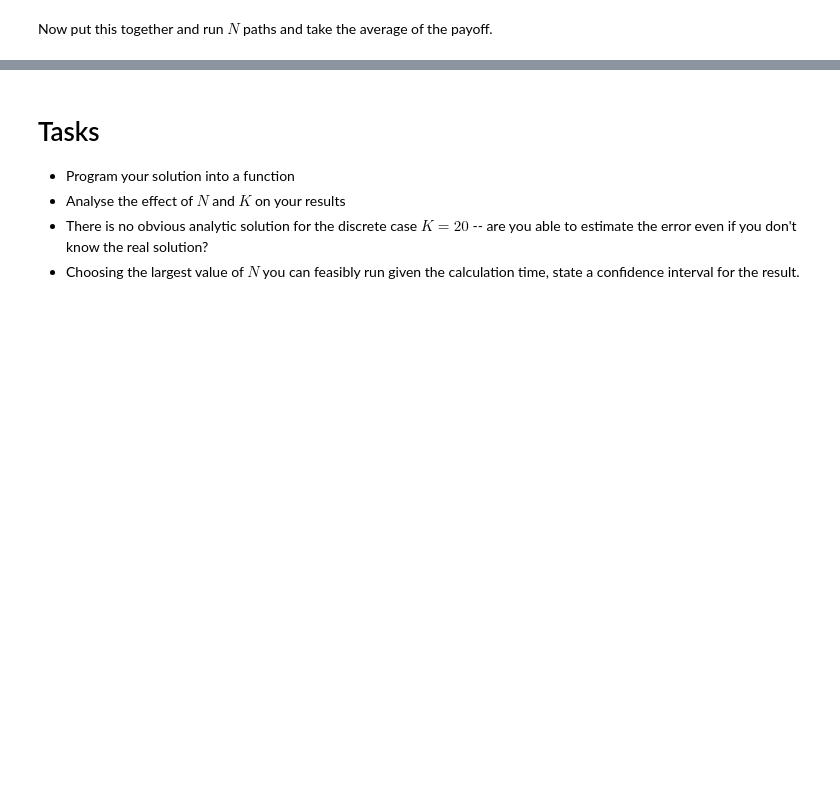
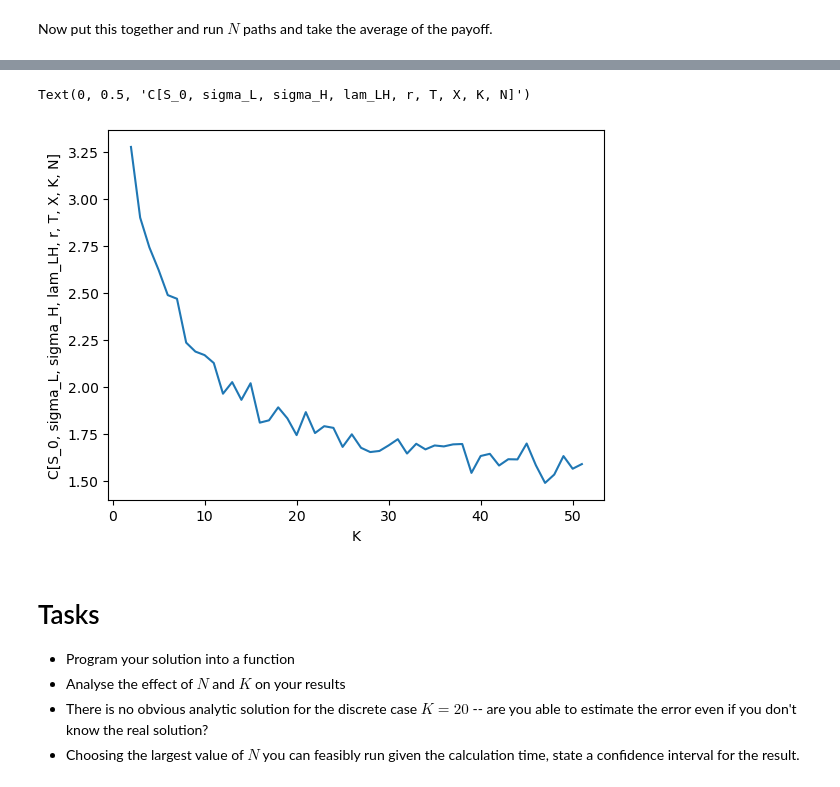
Before and after one commit to pjohno/MATH60082-python, a Jupyter notebook: MATH60082-lab-class-6.ipynb, the cells around one changed output, grey strips where cells are left out. Drawn from its saved outputs; the diff is of its cells as text; code cells hidden in the pictures; blank space fills up the shorter version.

```diff
--- a/MATH60082-lab-class-6.ipynb
+++ b/MATH60082-lab-class-6.ipynb
@@ -341,3 +341,19 @@ Text(0, 0.5, 'C[S_0, sigma_H, r, T, X, K, N]')
+# %%
+
+numberOfResults = 50
+# setup some vectors to store the results
+Karray = numpy.zeros(numberOfResults,dtype=int)
+Varray = numpy.zeros(numberOfResults)
+# loop over different values of N
+for i in range(0,numberOfResults):
+    Karray[i] = 2+i
+    Varray[i] = monteCarlo(S_0, sigma_L , sigma_H, lam_LH,r, T, X, Karray[i],10000,rng)
+plt.plot(Karray, Varray)
+plt.xlabel("K")
+plt.ylabel("C[S_0, sigma_L, sigma_H, lam_LH, r, T, X, K, N]")
+# %% [output]
+Text(0, 0.5, 'C[S_0, sigma_L, sigma_H, lam_LH, r, T, X, K, N]')
+[figure, added]
 # %% [markdown]
 # Tasks
 
```
Also changed, not shown: parts of 5 cells of this notebook.
